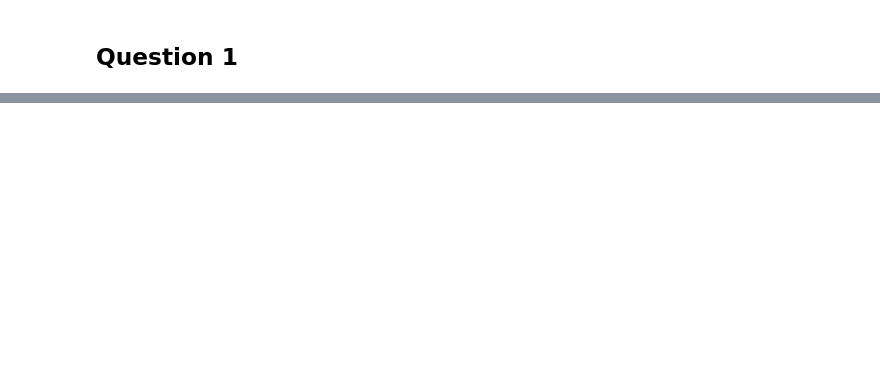
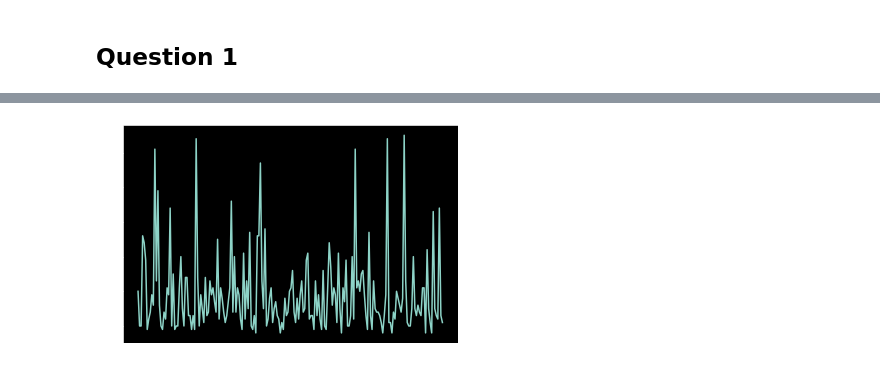
Before and after one commit to InspireX96/ECE-276C, a Jupyter notebook: ECE276C_HW3/p1.ipynb, the cells around one changed output, grey strips where cells are left out. Saved outputs shown, nothing was run; the diff lists cells and outputs as text; code cells hidden in the pictures; blank space fills up the shorter version.

```diff
--- a/ECE276C_HW3/p1.ipynb
+++ b/ECE276C_HW3/p1.ipynb
@@ -90,6 +90,7 @@ def reinforce(env, policy_network, batch_size=500, num_episodes=200, lr=0.01, ga
     """
     # TODO: setup place holders
     batch_loss_sum = 0  # sum of batch loss over episodes
+    step_over_episode = []  # store step over episode
 
     # define optimizer
     optimizer = optim.Adam(policy_network.parameters(),
@@ -107,7 +108,7 @@ def reinforce(env, policy_network, batch_size=500, num_episodes=200, lr=0.01, ga
         state = env.reset()
         done = False
 
-        for j in range(batch_size):
+        for step in range(batch_size):
             # step
             action, log_prob = choose_action(policy_network, state)
             state_next, reward, done, _ = env.step(action)
@@ -133,7 +134,8 @@ def reinforce(env, policy_network, batch_size=500, num_episodes=200, lr=0.01, ga
         batch_loss = batch_discounted_return * batch_log_prob_sum   # calculate batch loss
         batch_loss_sum += batch_loss    # update batch loss sum over episodes
         loss = batch_loss_sum / (i + 1)
-        print('Episode {} loss: {}, steps: {}, average reward: {}'.format(i, loss.item(), j, np.mean(batch_rewards)))
+        print('Episode {} loss: {}, steps: {}, average reward: {}'.format(i, loss.item(), step, np.mean(batch_rewards)))
+        step_over_episode.append(step)
 
         # update policy
         loss.backward(retain_graph=True)
@@ -141,7 +143,7 @@ def reinforce(env, policy_network, batch_size=500, num_episodes=200, lr=0.01, ga
         optimizer.step()
 
 
-    return
+    return step_over_episode
 # %%
-reinforce(env, policy_network, batch_size=500, num_episodes=200, gamma=0.99)
+step_over_episode = reinforce(env, policy_network, batch_size=500, num_episodes=200, gamma=0.99)
 # %% [output]
@@ -164,0 +167,7 @@ Episode 199 loss: -441.9754943847656, steps: 21, average reward: 1.0
+# %%
+%matplotlib inline
+plt.figure()
+plt.plot(step_over_episode)
+plt.show()
+# %% [output]
+[figure, added]
```
Also changed, not shown: parts of 2 cells of this notebook.
